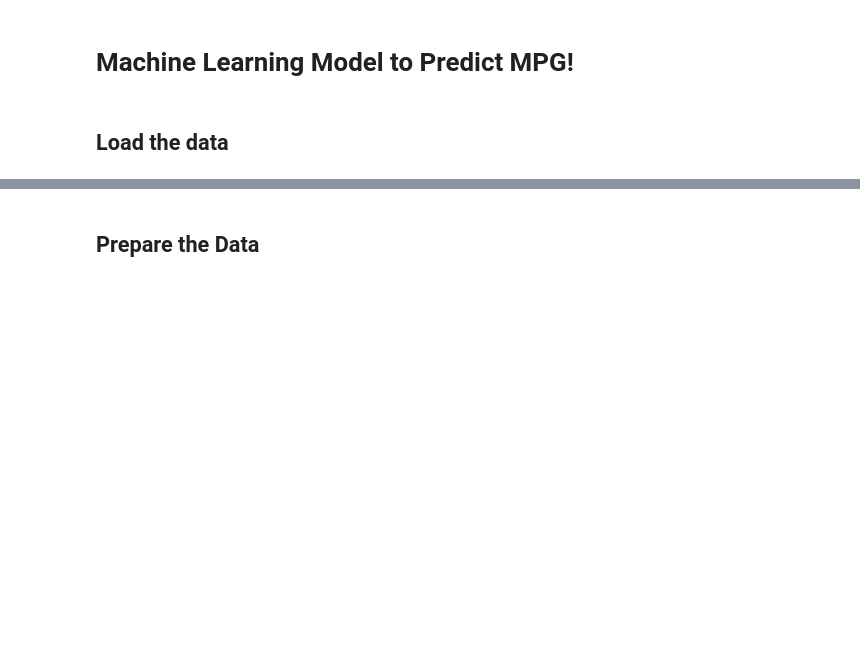
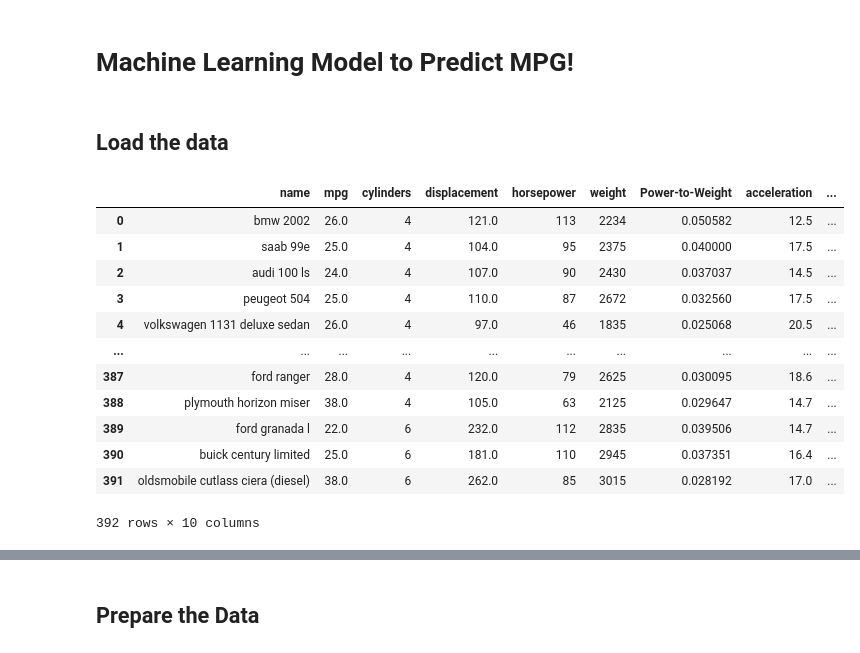
Before and after one commit to Vimtoooo/Machine-Learning-Model-to-predict-MPG-Values, a Jupyter notebook: ML_Project.ipynb, the cells around one changed output, grey strips where cells are left out. Saved outputs shown, nothing was run; the diff lists cells and outputs as text; code cells hidden in the pictures; blank space fills up the shorter version.

```diff
--- a/ML_Project.ipynb
+++ b/ML_Project.ipynb
@@ -5,14 +5,29 @@
 # %%
 # import the pandas module for flexible visualization and organization
 import pandas as pd
 
 # Highlight the current path to the .xlsx file in the file explorer (Excel Spreadsheet in XML format)
 path = r'c:\Users\leone\OneDrive\Desktop\Vito\Work\Excel\Practice\Kaggle\Car Information Dataset\Automobile.xlsx'
 
 # Index of the Data Spreadsheet
 data_table: int = 8
 
 # Create a DataFrame
 df = pd.read_excel(path, sheet_name=data_table, engine='openpyxl')
+df
+# %% [output]
+|  | name | mpg | cylinders | displacement | horsepower | weight | Power-to-Weight | acceleration | ... |
+| 0 | bmw 2002 | 26.0 | 4 | 121.0 | 113 | 2234 | 0.050582 | 12.5 | ... |
+| 1 | saab 99e | 25.0 | 4 | 104.0 | 95 | 2375 | 0.040000 | 17.5 | ... |
+| 2 | audi 100 ls | 24.0 | 4 | 107.0 | 90 | 2430 | 0.037037 | 14.5 | ... |
+| 3 | peugeot 504 | 25.0 | 4 | 110.0 | 87 | 2672 | 0.032560 | 17.5 | ... |
+| 4 | volkswagen 1131 deluxe sedan | 26.0 | 4 | 97.0 | 46 | 1835 | 0.025068 | 20.5 | ... |
+| ... | ... | ... | ... | ... | ... | ... | ... | ... | ... |
+| 387 | ford ranger | 28.0 | 4 | 120.0 | 79 | 2625 | 0.030095 | 18.6 | ... |
+| 388 | plymouth horizon miser | 38.0 | 4 | 105.0 | 63 | 2125 | 0.029647 | 14.7 | ... |
+| 389 | ford granada l | 22.0 | 6 | 232.0 | 112 | 2835 | 0.039506 | 14.7 | ... |
+| 390 | buick century limited | 25.0 | 6 | 181.0 | 110 | 2945 | 0.037351 | 16.4 | ... |
+| 391 | oldsmobile cutlass ciera (diesel) | 38.0 | 6 | 262.0 | 85 | 3015 | 0.028192 | 17.0 | ... |
+392 rows × 10 columns
 # %%
 # Remove the first field and the Power-to-Weight from the DataFrame
```
Also changed, not shown: parts of 7 cells of this notebook, 2 other files.
